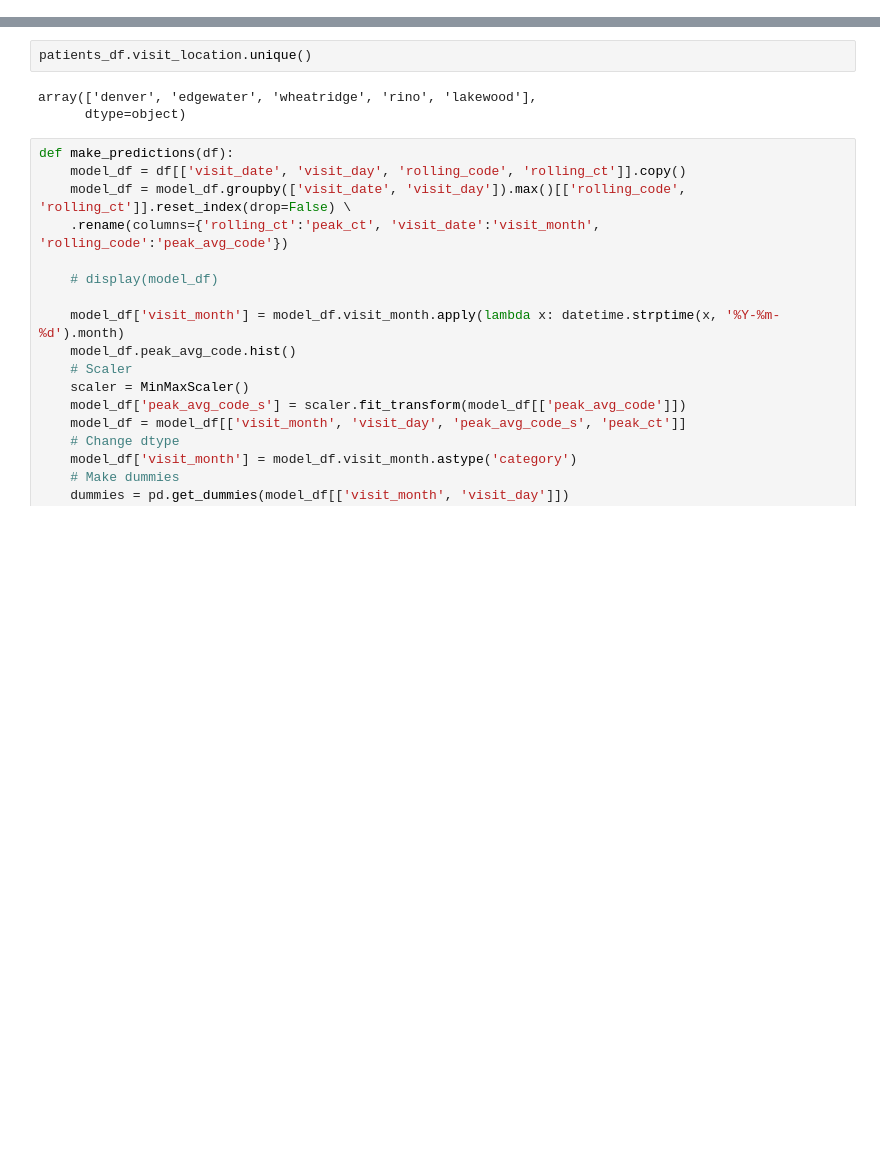
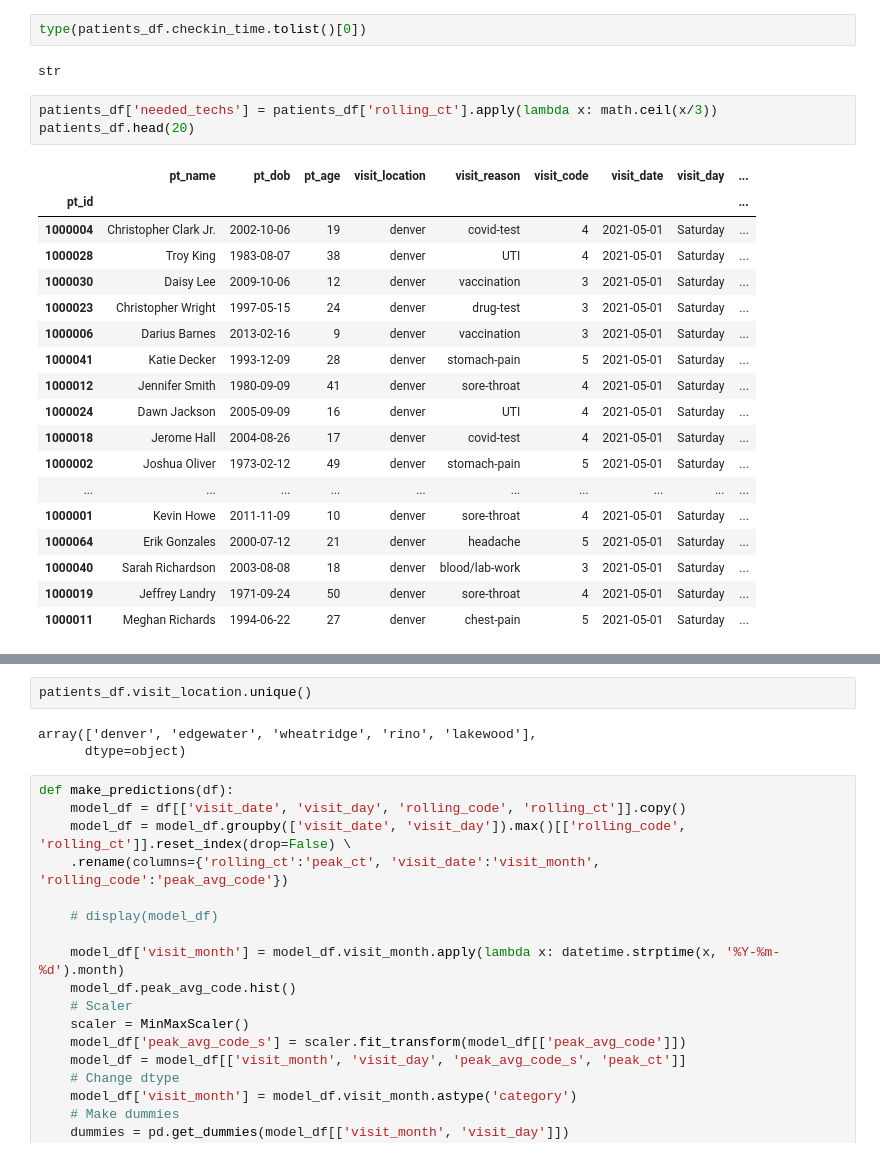
Before and after one commit to rc-9/TecNav, a Jupyter notebook: uc_scheduler_models.ipynb, the cells around one changed output, grey strips where cells are left out. Saved outputs shown, nothing was run; the diff lists cells and outputs as text; blank space fills up the shorter version.

```diff
--- a/uc_scheduler_models.ipynb
+++ b/uc_scheduler_models.ipynb
@@ -47,0 +49,26 @@ patients_df.head()
+# %%
+type(patients_df.checkin_time.tolist()[0])
+# %% [output]
+str
+# %%
+patients_df['needed_techs'] = patients_df['rolling_ct'].apply(lambda x: math.ceil(x/3))
+patients_df.head(20)
+# %% [output]
+|  | pt_name | pt_dob | pt_age | visit_location | visit_reason | visit_code | visit_date | visit_day | ... |
+| pt_id |  |  |  |  |  |  |  |  | ... |
+| 1000004 | Christopher Clark Jr. | 2002-10-06 | 19 | denver | covid-test | 4 | 2021-05-01 | Saturday | ... |
+| 1000028 | Troy King | 1983-08-07 | 38 | denver | UTI | 4 | 2021-05-01 | Saturday | ... |
+| 1000030 | Daisy Lee | 2009-10-06 | 12 | denver | vaccination | 3 | 2021-05-01 | Saturday | ... |
+| 1000023 | Christopher Wright | 1997-05-15 | 24 | denver | drug-test | 3 | 2021-05-01 | Saturday | ... |
+| 1000006 | Darius Barnes | 2013-02-16 | 9 | denver | vaccination | 3 | 2021-05-01 | Saturday | ... |
+| 1000041 | Katie Decker | 1993-12-09 | 28 | denver | stomach-pain | 5 | 2021-05-01 | Saturday | ... |
+| 1000012 | Jennifer Smith | 1980-09-09 | 41 | denver | sore-throat | 4 | 2021-05-01 | Saturday | ... |
+| 1000024 | Dawn Jackson | 2005-09-09 | 16 | denver | UTI | 4 | 2021-05-01 | Saturday | ... |
+| 1000018 | Jerome Hall | 2004-08-26 | 17 | denver | covid-test | 4 | 2021-05-01 | Saturday | ... |
+| 1000002 | Joshua Oliver | 1973-02-12 | 49 | denver | stomach-pain | 5 | 2021-05-01 | Saturday | ... |
+| ... | ... | ... | ... | ... | ... | ... | ... | ... | ... |
+| 1000001 | Kevin Howe | 2011-11-09 | 10 | denver | sore-throat | 4 | 2021-05-01 | Saturday | ... |
+| 1000064 | Erik Gonzales | 2000-07-12 | 21 | denver | headache | 5 | 2021-05-01 | Saturday | ... |
+| 1000040 | Sarah Richardson | 2003-08-08 | 18 | denver | blood/lab-work | 3 | 2021-05-01 | Saturday | ... |
+| 1000019 | Jeffrey Landry | 1971-09-24 | 50 | denver | sore-throat | 4 | 2021-05-01 | Saturday | ... |
+| 1000011 | Meghan Richards | 1994-06-22 | 27 | denver | chest-pain | 5 | 2021-05-01 | Saturday | ... |
```
Also changed, not shown: parts of 12 cells of this notebook.
